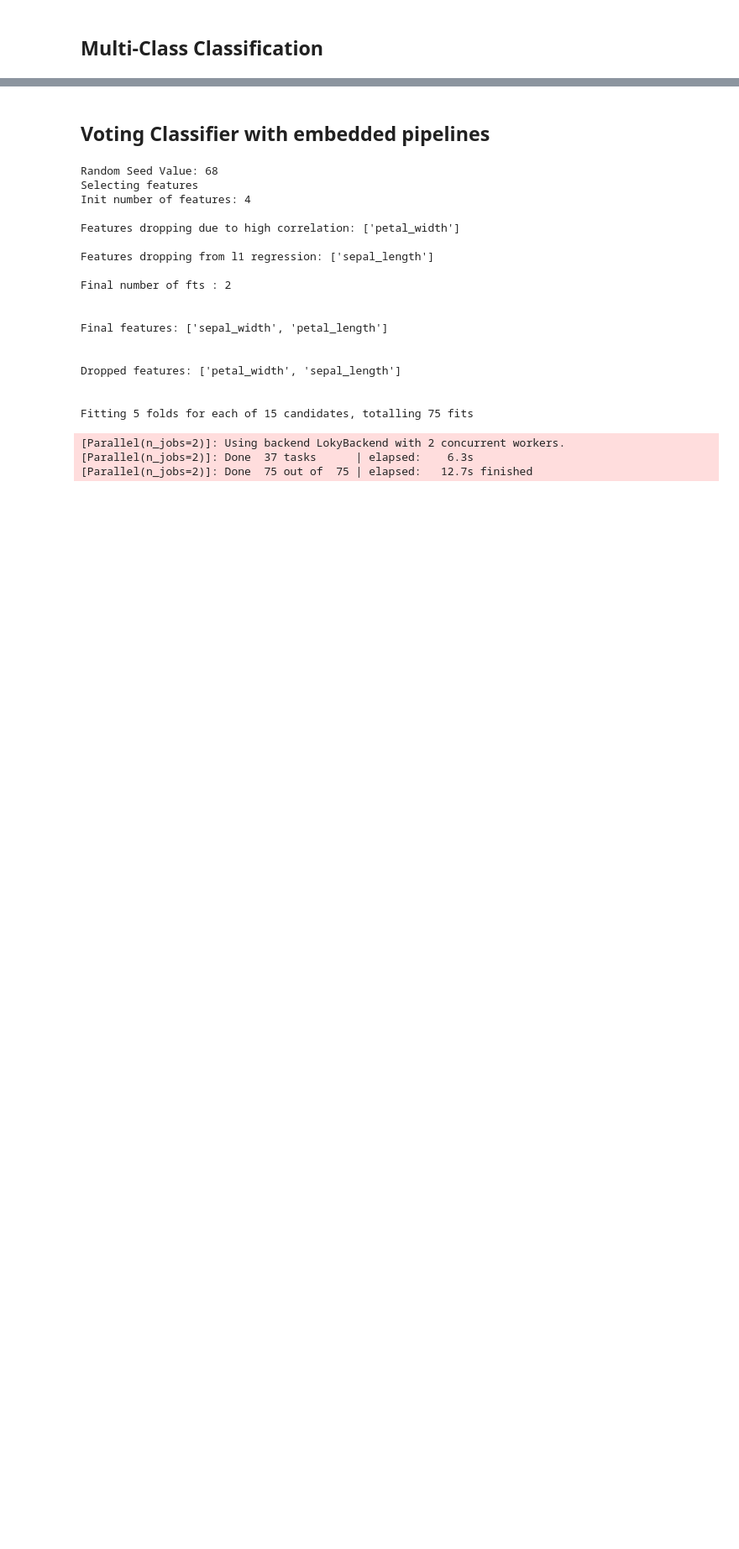
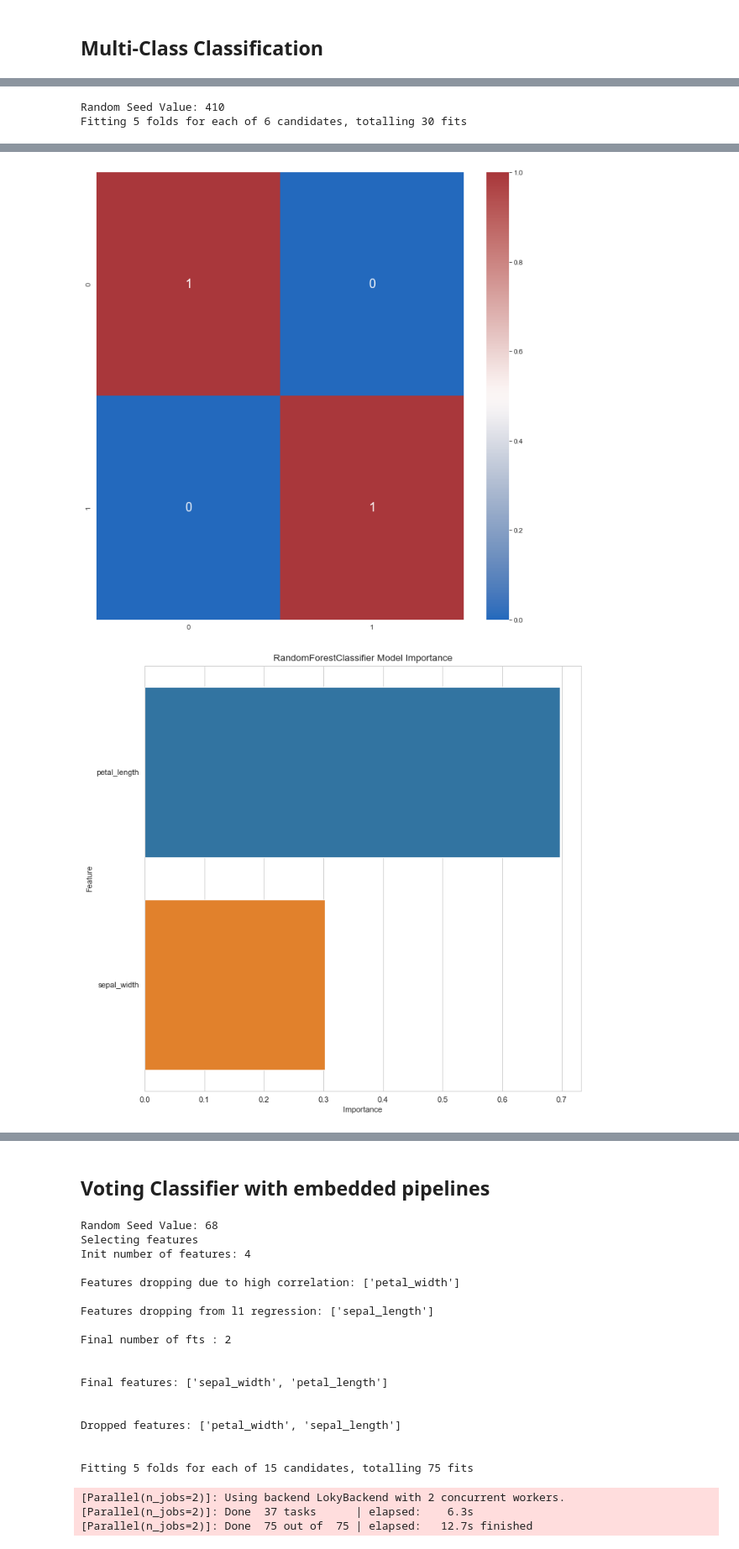
Before and after one commit to JFLandrigan/eagles, a Jupyter notebook: Supervised Tuning.ipynb, the cells around one changed output, grey strips where cells are left out. Shown at 84% size. Cells and saved outputs as stored; diff of their text form; code cells hidden in the pictures; blank space fills up the shorter version.

```diff
--- a/Supervised Tuning.ipynb
+++ b/Supervised Tuning.ipynb
@@ -233,0 +264,33 @@ weighted avg       0.97      0.97      0.97        30
+# %%
+pars = {'n_estimators': [50,100]
+       , 'max_depth':[3,5,10]
+       }
+
+
+res = st.tune_test_model(X=iris[fts],
+                        y=iris['dummy'],
+                        model='rf_clf',
+                        params=pars,
+                        tune_metric="f1",
+                        eval_metrics=["accuracy", "f1"],
+                        num_cv=5,
+                        pipe=None,
+                        scale=None,
+                        select_features="select_from_model",
+                        bins=None,
+                        num_top_fts=None,
+                        tuner="grid_cv",
+                        n_iterations=15,
+                        get_ft_imp=True,
+                        n_jobs=2,
+                        random_seed=None,
+                        binary=True,
+                        disp=True,
+                        log="log",
+                        log_name="model_tunetest_test.txt",
+                        log_path=None,
+                        log_note="This is a test of the tune test function"
+                    )
+# %% [output]
+Random Seed Value: 410
+Fitting 5 folds for each of 6 candidates, totalling 30 fits
@@ -234 +333,3 @@ weighted avg       0.97      0.97      0.97        30
+[figure, added]
+[figure, added]
 # %% [markdown]
```
Also changed, not shown: parts of 12 cells of this notebook.
